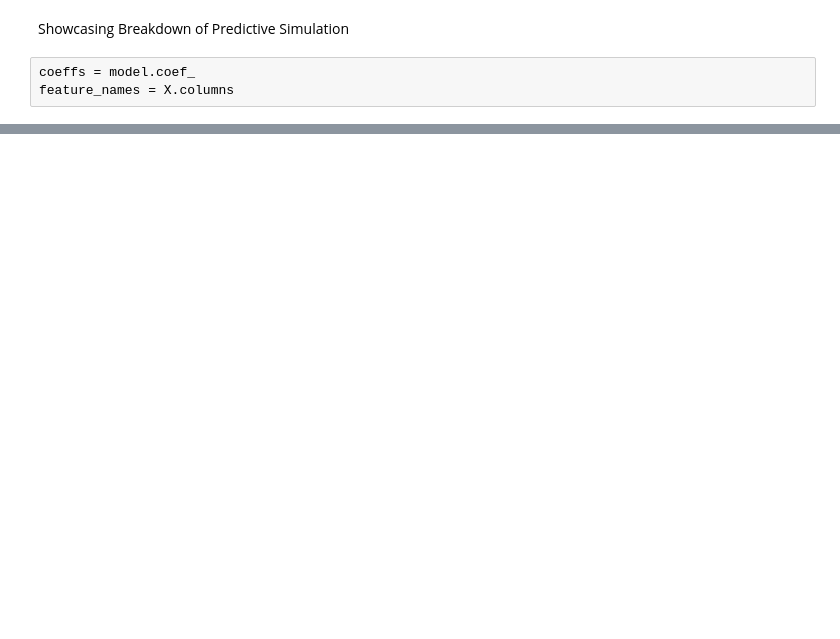
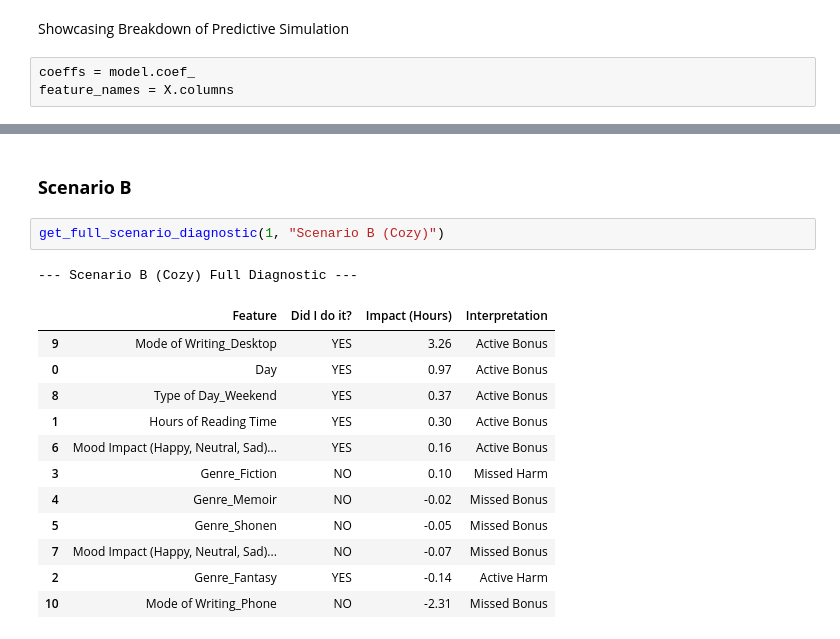
Before and after one commit to moridin04/Data-Science-Project, a Jupyter notebook: Data_Science_Project.ipynb, the cells around one changed output, grey strips where cells are left out. Cells and saved outputs as stored; diff of their text form; blank space fills up the shorter version.

```diff
--- a/Data_Science_Project.ipynb
+++ b/Data_Science_Project.ipynb
@@ -741,0 +823,18 @@ plt.show()
+# %% [markdown]
+### **Scenario B**
+# %%
+get_full_scenario_diagnostic(1, "Scenario B (Cozy)")
+# %% [output]
+--- Scenario B (Cozy) Full Diagnostic ---
+|  | Feature | Did I do it? | Impact (Hours) | Interpretation |
+| 9 | Mode of Writing_Desktop | YES | 3.26 | Active Bonus |
+| 0 | Day | YES | 0.97 | Active Bonus |
+| 8 | Type of Day_Weekend | YES | 0.37 | Active Bonus |
+| 1 | Hours of Reading Time | YES | 0.30 | Active Bonus |
+| 6 | Mood Impact (Happy, Neutral, Sad)... | YES | 0.16 | Active Bonus |
+| 3 | Genre_Fiction | NO | 0.10 | Missed Harm |
+| 4 | Genre_Memoir | NO | -0.02 | Missed Bonus |
+| 5 | Genre_Shonen | NO | -0.05 | Missed Bonus |
+| 7 | Mood Impact (Happy, Neutral, Sad)... | NO | -0.07 | Missed Bonus |
+| 2 | Genre_Fantasy | YES | -0.14 | Active Harm |
+| 10 | Mode of Writing_Phone | NO | -2.31 | Missed Bonus |
```
Also changed, not shown: parts of 18 cells of this notebook.
